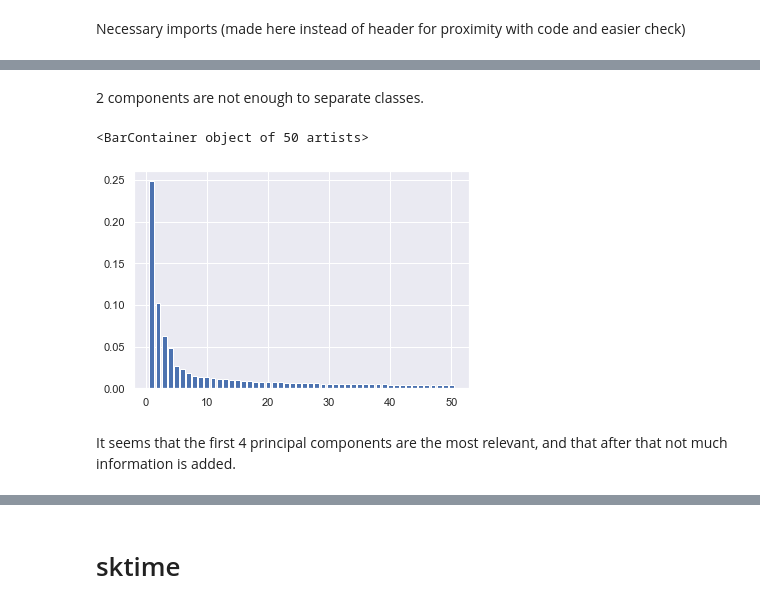
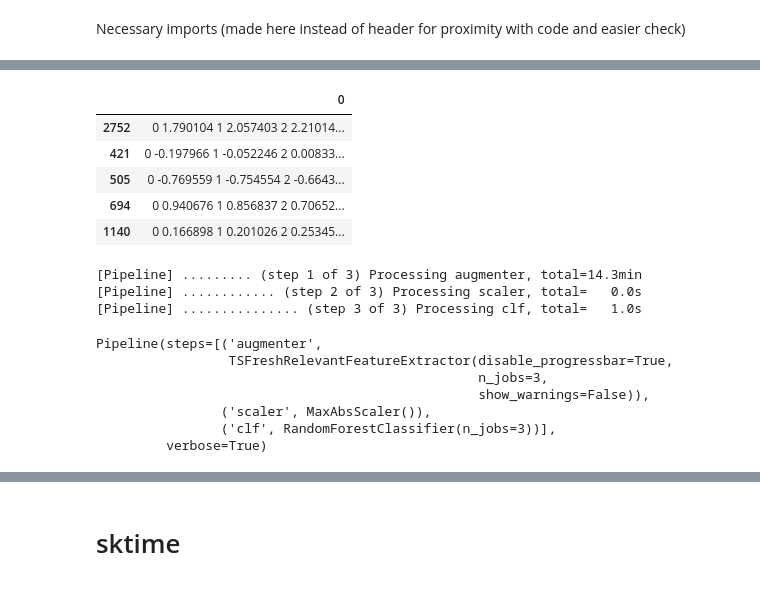
Before and after one commit to seoruosa/ml-study-group, a Jupyter notebook: notebooks/2020-08-29-aac-forda-ts-classification-approaches.ipynb, the cells around one changed output, grey strips where cells are left out. Cells and saved outputs as stored; diff of their text form; code cells hidden in the pictures.

```diff
--- a/notebooks/2020-08-29-aac-forda-ts-classification-approaches.ipynb
+++ b/notebooks/2020-08-29-aac-forda-ts-classification-approaches.ipynb
@@ -264,0 +291,8 @@ From this small sample (10 for each class):
+# %%
+# X = detabularize(data_X)
+# y = data_y
+
+X = detabularize(data.drop('class', axis=1))#.head(n=100)
+y = data['class']#.head(n=100)
+
+assert (X.index == y.index).all()
@@ -265,3 +301,8 @@ From this small sample (10 for each class):
+# %%
+train_X, test_X, train_y, test_y = (
+    train_test_split(X, y, stratify=y,
+                     shuffle=True, random_state=SEED)
+)
 # %% [markdown]
 # tsfresh
 
@@ -434,7 +315,0 @@ timeseries_container = timeseries_container[timeseries_container['id'].isin(rand
-# %%
-train_y = data_y[rand_ids[:15]]
-test_y = data_y[rand_ids[15:]]
-
-# X
-train_X = pd.DataFrame(index=train_y.index)
-test_X = pd.DataFrame(index=test_y.index)
@@ -605,12 +315,0 @@ plt.scatter(tsfresh_train_X_pcs[:, 0],
-# %% [markdown]
-2 components are not enough to separate classes.
-# %%
-pca = PCA(n_components=50)
-pca.fit(tsfresh_train_X_scaled)
-
-plt.bar(range(1, pca.n_components_+1), pca.explained_variance_ratio_)
-# %% [output]
-<BarContainer object of 50 artists>
-[figure, removed]
-# %% [markdown]
-It seems that the first 4 principal components are the most relevant, and that after that not much information is added.
@@ -616,0 +335,23 @@ It seems that the first 4 principal components are the most relevant, and that a
+# %%
+train_X.head()
+# %% [output]
+|  | 0 |
+| 2752 | 0 1.790104 1 2.057403 2 2.21014... |
+| 421 | 0 -0.197966 1 -0.052246 2 0.00833... |
+| 505 | 0 -0.769559 1 -0.754554 2 -0.6643... |
+| 694 | 0 0.940676 1 0.856837 2 0.70652... |
+| 1140 | 0 0.166898 1 0.201026 2 0.25345... |
+# %%
+import tsfresh
+ts_augmenter_pipeline.fit(train_X, train_y)
+# %% [output]
+[Pipeline] ......... (step 1 of 3) Processing augmenter, total=14.3min
+[Pipeline] ............ (step 2 of 3) Processing scaler, total=   0.0s
+[Pipeline] ............... (step 3 of 3) Processing clf, total=   1.0s
+Pipeline(steps=[('augmenter',
+                 TSFreshRelevantFeatureExtractor(disable_progressbar=True,
+                                                 n_jobs=3,
+                                                 show_warnings=False)),
+                ('scaler', MaxAbsScaler()),
+                ('clf', RandomForestClassifier(n_jobs=3))],
+         verbose=True)
```
Also changed, not shown: parts of 108 cells of this notebook, 1 other file.
